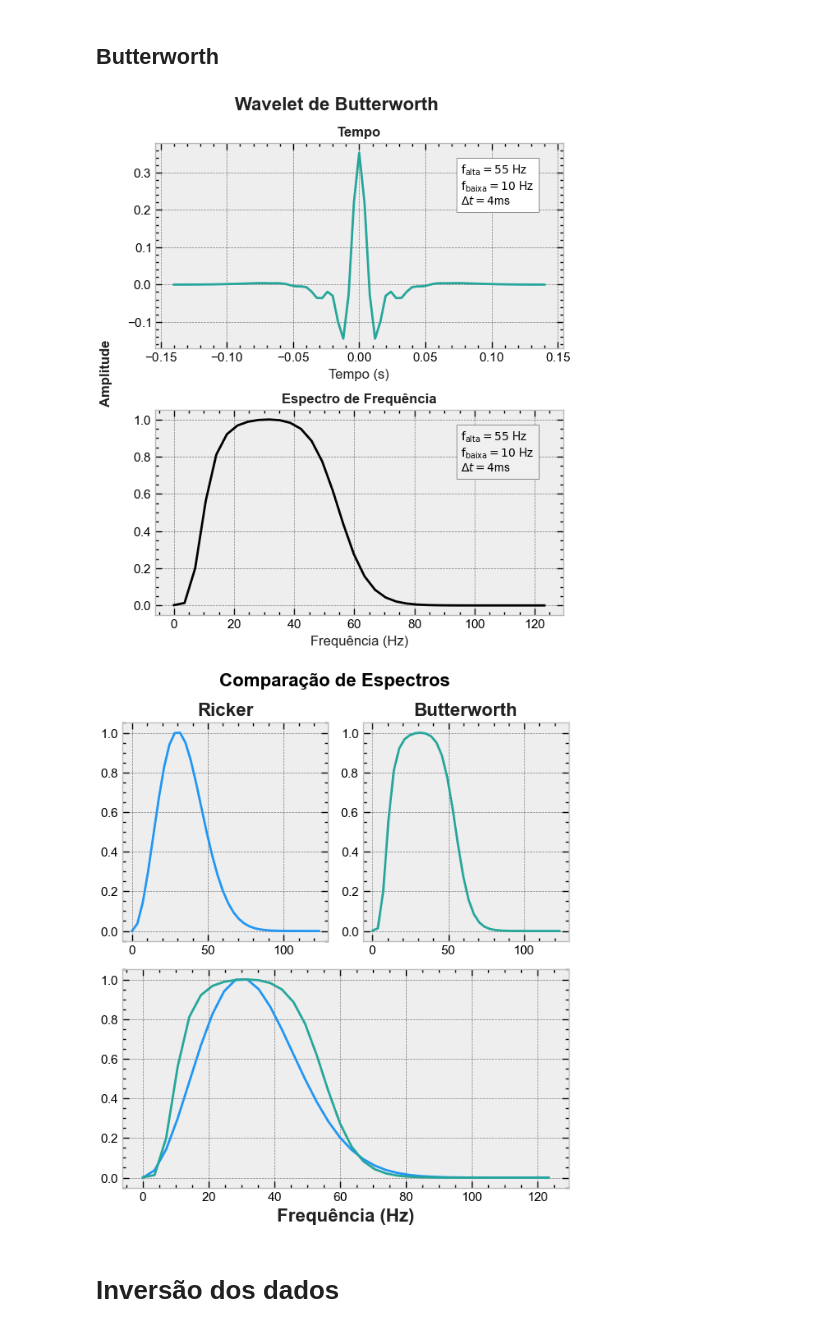
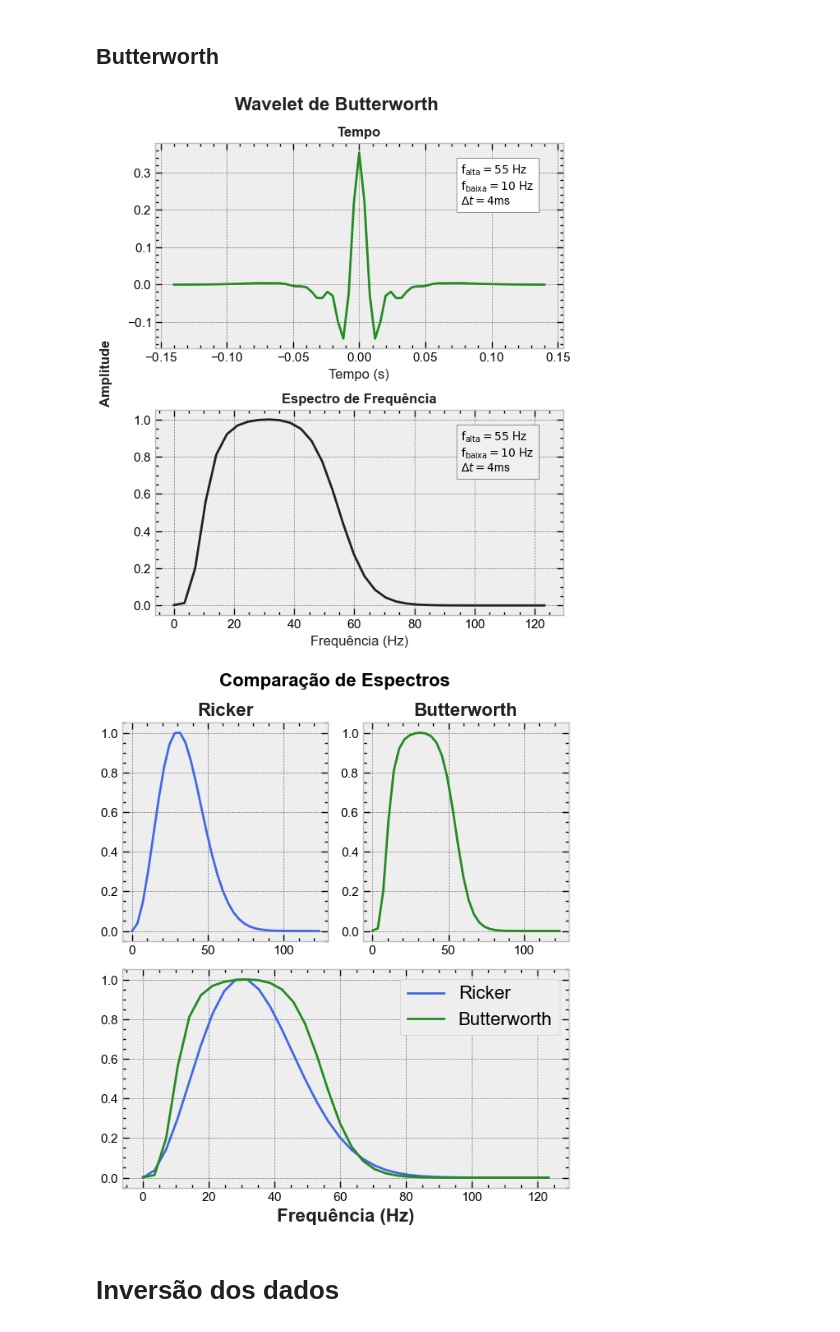
Before and after one commit to albano-a/inversion_methods_algorithms, a Jupyter notebook: full_section.ipynb, the cells around one changed output. Saved outputs shown, nothing was run; the diff lists cells and outputs as text; code cells hidden in the pictures.

```diff
--- a/full_section.ipynb
+++ b/full_section.ipynb
@@ -10,6 +12,12 @@ import warnings
 warnings.filterwarnings("ignore")
 
 plt.style.use(['bmh','science','notebook','grid'])
+PRIMARY = "royalblue"
+SECONDARY = "forestgreen"
+TERCIARY = "firebrick"
+ALTERNATIVE = "darkorange"
+TEXT_COLOR = '#212121'
+plt.rc('font', family='Arial')
 # %%
 from scipy.signal import butter, filtfilt
 
@@ -222,14 +227,14 @@ fig, axs = plt.subplots(2, 1, figsize=(6, 7))
 fig.suptitle('Wavelet de Butterworth', fontsize=16, fontweight='bold', color=TEXT_COLOR)
 fig.supylabel('Amplitude', fontsize=12, fontweight='bold', color=TEXT_COLOR)
 
-axs[0].plot(twlet_b, wlet_b, color='#26a69a')
+axs[0].plot(twlet_b, wlet_b, color=SECONDARY)
 axs[0].set_title('Tempo', fontweight='bold', fontsize=12, color=TEXT_COLOR)
 axs[0].set_xlabel('Tempo (s)', fontsize=12, color=TEXT_COLOR)
 axs[0].tick_params(axis='both', labelsize=11)
 axs[0].text(0.75, 0.70, textstr2, transform=axs[0].transAxes,
             bbox=dict(facecolor='white', edgecolor='#616161'))
 
-axs[1].plot(freqs_b, fft_b, color="black")
+axs[1].plot(freqs_b, fft_b, color=TEXT_COLOR)
 axs[1].set_title('Espectro de Frequência', fontweight='bold', fontsize=12, color=TEXT_COLOR)
 axs[1].set_xlabel('Frequência (Hz)', fontsize=12, color=TEXT_COLOR)
 axs[1].tick_params(axis='both', labelsize=11)
@@ -240,33 +245,34 @@ plt.tight_layout()
 plt.savefig('simposio_figs/wavelet_butterworth.png', dpi=300, bbox_inches='tight')
 plt.show()
 # %% [output]
-[figure, old version]
+[figure, new version]
 # %%
 plt.figure(figsize=(6, 7))
 
 plt.suptitle("Comparação de Espectros", fontsize=16, fontweight='bold')
 
 plt.subplot2grid((2, 2), (0, 0))
-plt.plot(freqs, fft, color="#2196f3")
+plt.plot(freqs, fft, color=PRIMARY)
 plt.tick_params(axis='both', labelsize=11)
 plt.title("Ricker", color=TEXT_COLOR, fontweight='bold')
 
 plt.subplot2grid((2, 2), (0, 1))
-plt.plot(freqs_b, fft_b, color="#26a69a")
+plt.plot(freqs_b, fft_b, color=SECONDARY)
 plt.tick_params(axis='both', labelsize=11)
 plt.title("Butterworth", color=TEXT_COLOR, fontweight='bold')
 
 plt.subplot2grid((2, 2), (1, 0), colspan=2)
 plt.tick_params(axis='both', labelsize=11)
-plt.plot(freqs, fft, color="#2196f3")
-plt.plot(freqs_b, fft_b, color="#26a69a")
+plt.plot(freqs, fft, color=PRIMARY, label='Ricker')
+plt.plot(freqs_b, fft_b, color=SECONDARY, label='Butterworth')
 plt.xlabel("Frequência (Hz)", color=TEXT_COLOR, fontweight='bold')
+plt.legend(loc='upper right')
 
 plt.tight_layout()
 plt.savefig('simposio_figs/grid_wavelets.png', dpi=300, bbox_inches='tight')
 plt.show()
 # %% [output]
-[figure, old version]
+[figure, new version]
 # %% [markdown]
 # Inversão dos dados
 # %% [markdown]
```
Also changed, not shown: parts of 18 cells of this notebook, 8 other files.
